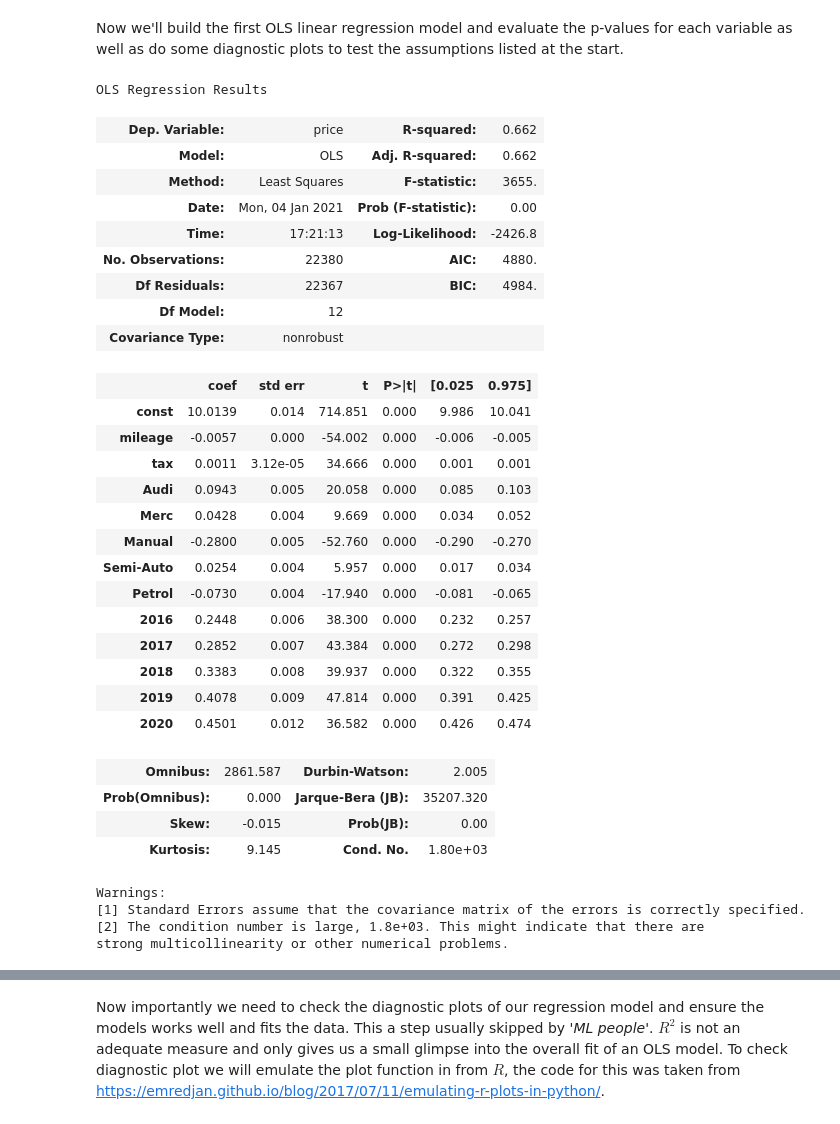
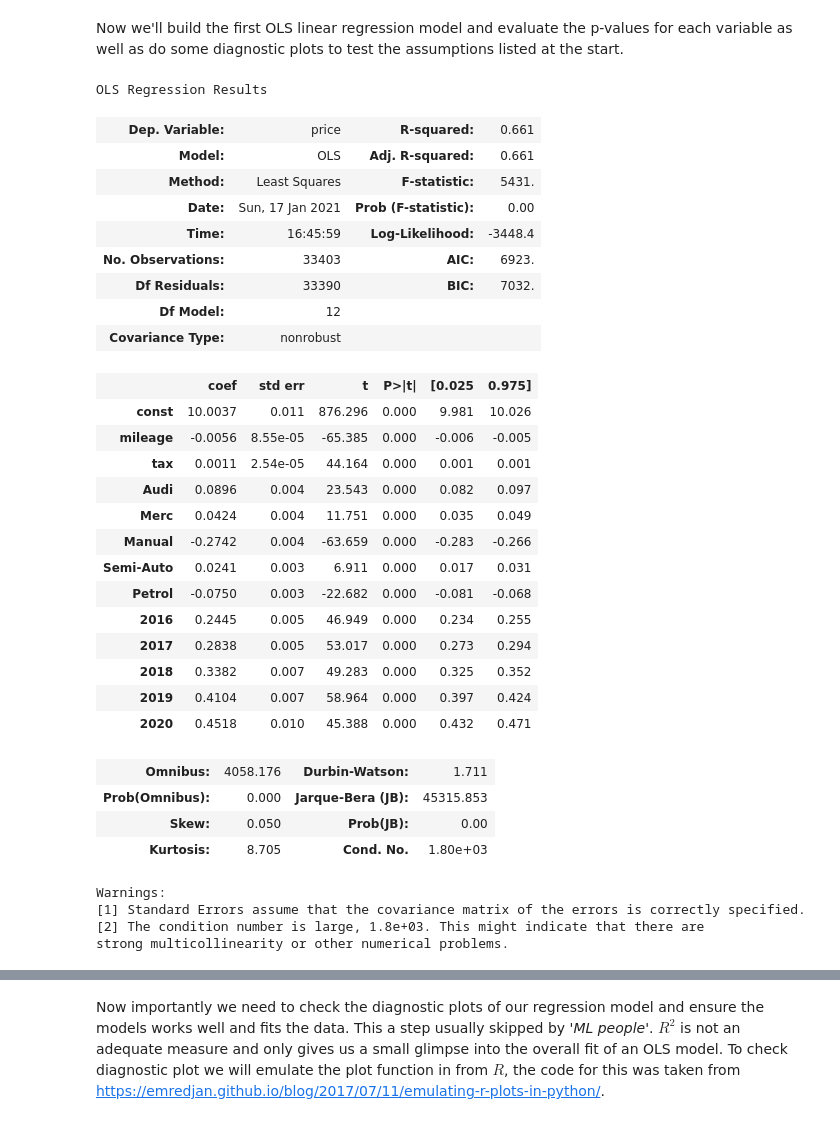
Before and after one commit to Akashjalil22/Predicting-used-car-price, a Jupyter notebook: Used car prices.ipynb, the cells around one changed output, grey strips where cells are left out. Drawn from its saved outputs; the diff is of its cells as text; code cells hidden in the pictures.

```diff
--- a/Used car prices.ipynb
+++ b/Used car prices.ipynb
@@ -405,39 +405,40 @@ Now we'll build the first OLS linear regression model and evaluate the p-values
 # %%
 import statsmodels.api as sm
 # For our constant (C) variable in Y = C + m_1x_1 + ... + m_nx_n we add a column full of 1s at the start
-X_train.insert(0,'const',1)
+#X_train.insert(0,'const',1)
+new_X.insert(0,'const',1)
 # Train our OLS model with our training set
-model = sm.OLS(y_train,X_train).fit()
+model = sm.OLS(Y,new_X).fit()
 model.summary()
 # %% [output]
 OLS Regression Results
-| Dep. Variable: | price | R-squared: | 0.662 |
-| Model: | OLS | Adj. R-squared: | 0.662 |
-| Method: | Least Squares | F-statistic: | 3655. |
-| Date: | Mon, 04 Jan 2021 | Prob (F-statistic): | 0.00 |
-| Time: | 17:21:13 | Log-Likelihood: | -2426.8 |
-| No. Observations: | 22380 | AIC: | 4880. |
-| Df Residuals: | 22367 | BIC: | 4984. |
+| Dep. Variable: | price | R-squared: | 0.661 |
+| Model: | OLS | Adj. R-squared: | 0.661 |
+| Method: | Least Squares | F-statistic: | 5431. |
+| Date: | Sun, 17 Jan 2021 | Prob (F-statistic): | 0.00 |
+| Time: | 16:45:59 | Log-Likelihood: | -3448.4 |
+| No. Observations: | 33403 | AIC: | 6923. |
+| Df Residuals: | 33390 | BIC: | 7032. |
 | Df Model: | 12 |  |  |
 | Covariance Type: | nonrobust |  |  |
 |  | coef | std err | t | P>|t| | [0.025 | 0.975] |
-| const | 10.0139 | 0.014 | 714.851 | 0.000 | 9.986 | 10.041 |
-| mileage | -0.0057 | 0.000 | -54.002 | 0.000 | -0.006 | -0.005 |
-| tax | 0.0011 | 3.12e-05 | 34.666 | 0.000 | 0.001 | 0.001 |
-| Audi | 0.0943 | 0.005 | 20.058 | 0.000 | 0.085 | 0.103 |
-| Merc | 0.0428 | 0.004 | 9.669 | 0.000 | 0.034 | 0.052 |
-| Manual | -0.2800 | 0.005 | -52.760 | 0.000 | -0.290 | -0.270 |
-| Semi-Auto | 0.0254 | 0.004 | 5.957 | 0.000 | 0.017 | 0.034 |
-| Petrol | -0.0730 | 0.004 | -17.940 | 0.000 | -0.081 | -0.065 |
-| 2016 | 0.2448 | 0.006 | 38.300 | 0.000 | 0.232 | 0.257 |
-| 2017 | 0.2852 | 0.007 | 43.384 | 0.000 | 0.272 | 0.298 |
-| 2018 | 0.3383 | 0.008 | 39.937 | 0.000 | 0.322 | 0.355 |
-| 2019 | 0.4078 | 0.009 | 47.814 | 0.000 | 0.391 | 0.425 |
-| 2020 | 0.4501 | 0.012 | 36.582 | 0.000 | 0.426 | 0.474 |
+| const | 10.0037 | 0.011 | 876.296 | 0.000 | 9.981 | 10.026 |
+| mileage | -0.0056 | 8.55e-05 | -65.385 | 0.000 | -0.006 | -0.005 |
+| tax | 0.0011 | 2.54e-05 | 44.164 | 0.000 | 0.001 | 0.001 |
+| Audi | 0.0896 | 0.004 | 23.543 | 0.000 | 0.082 | 0.097 |
+| Merc | 0.0424 | 0.004 | 11.751 | 0.000 | 0.035 | 0.049 |
+| Manual | -0.2742 | 0.004 | -63.659 | 0.000 | -0.283 | -0.266 |
+| Semi-Auto | 0.0241 | 0.003 | 6.911 | 0.000 | 0.017 | 0.031 |
+| Petrol | -0.0750 | 0.003 | -22.682 | 0.000 | -0.081 | -0.068 |
+| 2016 | 0.2445 | 0.005 | 46.949 | 0.000 | 0.234 | 0.255 |
+| 2017 | 0.2838 | 0.005 | 53.017 | 0.000 | 0.273 | 0.294 |
+| 2018 | 0.3382 | 0.007 | 49.283 | 0.000 | 0.325 | 0.352 |
+| 2019 | 0.4104 | 0.007 | 58.964 | 0.000 | 0.397 | 0.424 |
+| 2020 | 0.4518 | 0.010 | 45.388 | 0.000 | 0.432 | 0.471 |
-| Omnibus: | 2861.587 | Durbin-Watson: | 2.005 |
-| Prob(Omnibus): | 0.000 | Jarque-Bera (JB): | 35207.320 |
-| Skew: | -0.015 | Prob(JB): | 0.00 |
-| Kurtosis: | 9.145 | Cond. No. | 1.80e+03 |
+| Omnibus: | 4058.176 | Durbin-Watson: | 1.711 |
+| Prob(Omnibus): | 0.000 | Jarque-Bera (JB): | 45315.853 |
+| Skew: | 0.050 | Prob(JB): | 0.00 |
+| Kurtosis: | 8.705 | Cond. No. | 1.80e+03 |
 Warnings:
 [1] Standard Errors assume that the covariance matrix of the errors is correctly specified.
 [2] The condition number is large, 1.8e+03. This might indicate that there are
```
Also changed, not shown: parts of 29 cells of this notebook.
